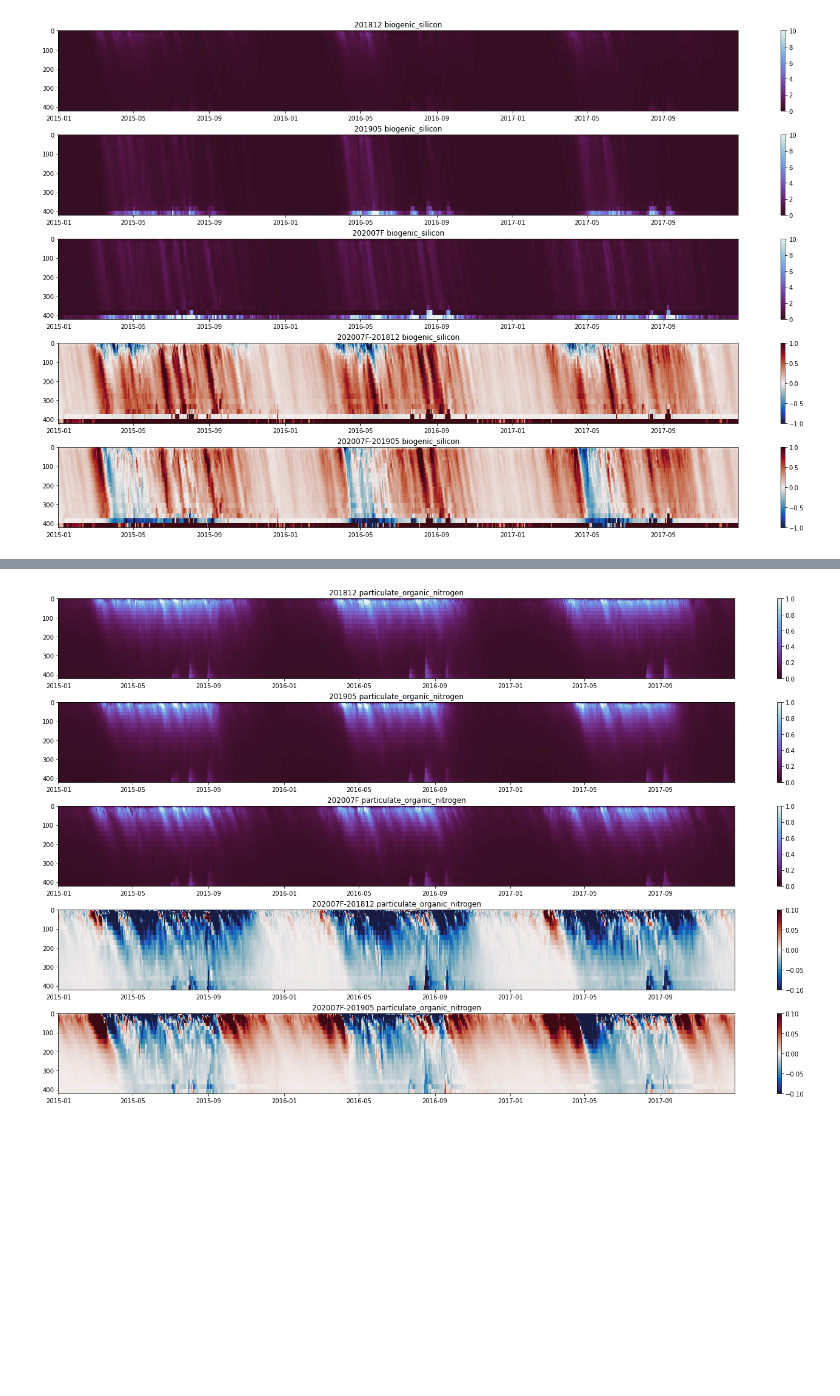
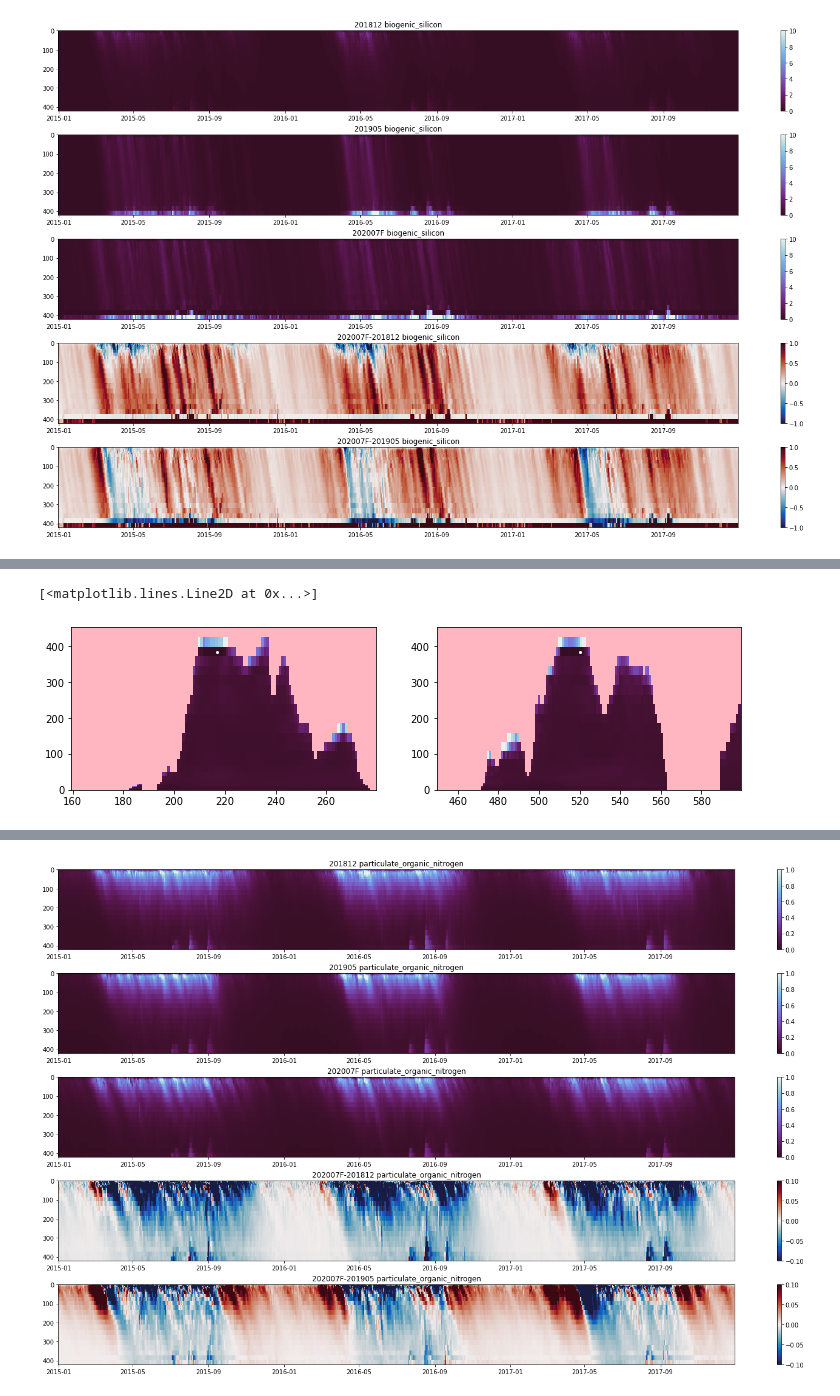
Before and after one commit to SalishSeaCast/analysis-elise-2, a Jupyter notebook: notebooks/bioTuning/nutBalance/extractStationsNSi.ipynb, the cells around one changed output, grey strips where cells are left out. Saved outputs shown, nothing was run; the diff lists cells and outputs as text; code cells hidden in the pictures; blank space fills up the shorter version.

```diff
--- a/notebooks/bioTuning/nutBalance/extractStationsNSi.ipynb
+++ b/notebooks/bioTuning/nutBalance/extractStationsNSi.ipynb
@@ -248,0 +252,5 @@ for iax in (ax1,ax2,ax3,ax4,ax5):
+# %%
+with nc.Dataset('/data/eolson/results/MEOPAR/NEMO-forcing-new/grid/mesh_mask201702.nc') as mesh:
+    tmask=mesh.variables['tmask'][0,:,:,:]
+    print(mesh.variables['e3t_1d'][0,:])
+    print(mesh.variables['e1t'][0,520,217]*mesh.variables['e2t'][0,520,217])
@@ -248,0 +266,13 @@ for iax in (ax1,ax2,ax3,ax4,ax5):
+# %%
+fig,ax=plt.subplots(1,2,figsize=(12,3))
+cm.set_bad('lightpink')
+f150326=nc.Dataset('/data/sallen/results/MEOPAR/202007/202007F/SalishSea_1d_20150326_20150331_ptrc_T_20150326-20150326.nc')
+ax[0].pcolormesh(np.arange(160,280),y,np.ma.masked_where(tmask[:,520,160:280]==0,f150326.variables['biogenic_silicon'][0,:,520,160:280]),
+               cmap=cm,vmin=cmin,vmax=cmax,shading='nearest')
+ax[0].plot(217,385,'w.',ms=4)
+ax[1].pcolormesh(np.arange(450,600),y,np.ma.masked_where(tmask[:,450:600,217]==0,f150326.variables['biogenic_silicon'][0,:,450:600,217]),
+               cmap=cm,shading='nearest',vmin=cmin,vmax=cmax)#np.arange(160,280),y,
+ax[1].plot(520,385,'w.',ms=4)
+# %% [output]
+[<matplotlib.lines.Line2D at 0x...>]
+[figure, added]
```
Also changed, not shown: parts of 32 cells of this notebook, 11 other files.
